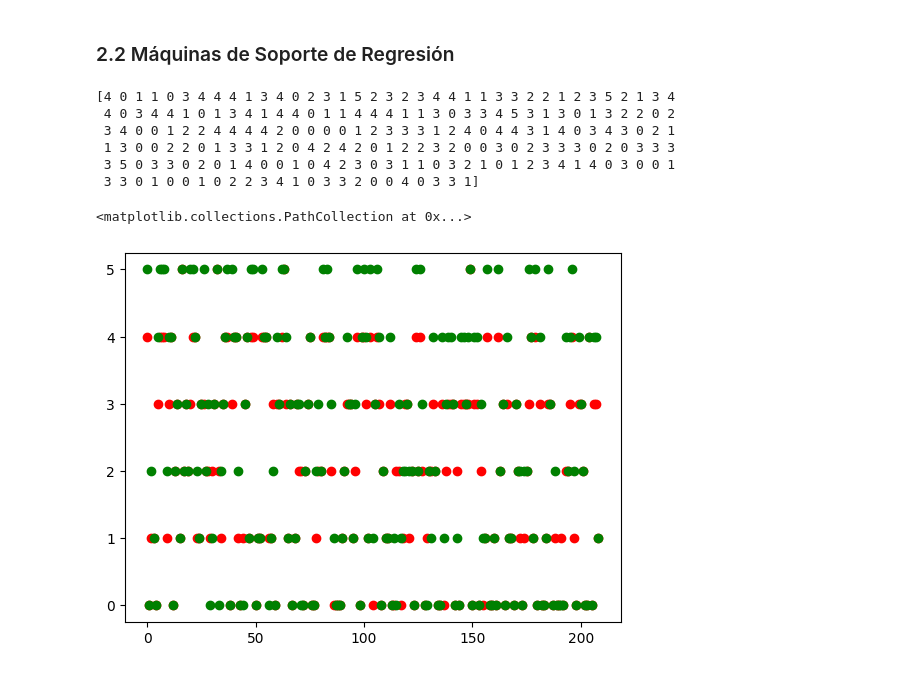
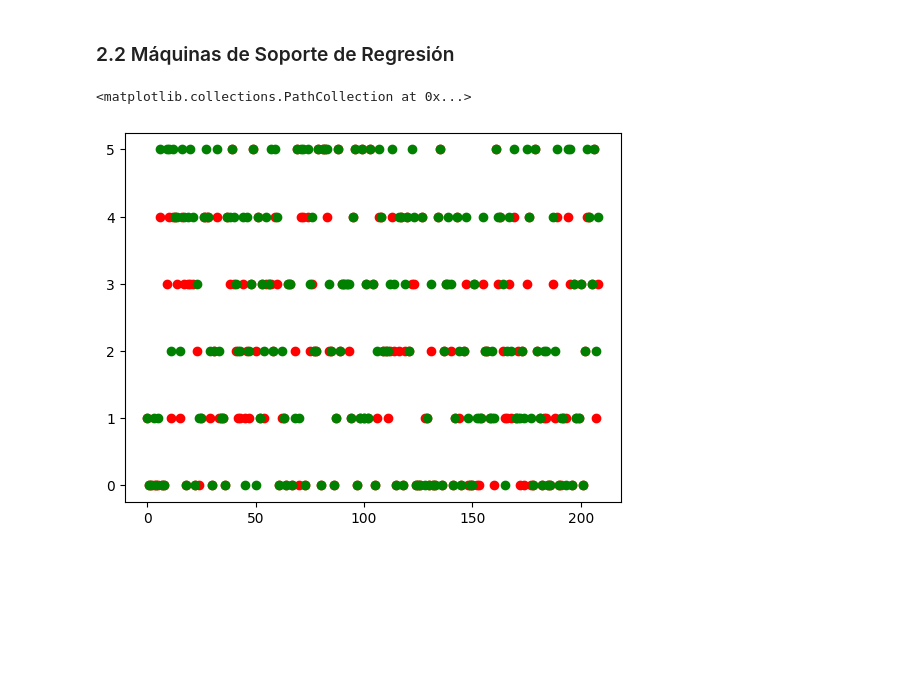
Before and after one commit to Fercho524/MexicanTextilClassification, a Jupyter notebook: Proyecto_02.ipynb, the cells around one changed output. Cells and saved outputs as stored; diff of their text form; code cells hidden in the pictures; blank space fills up the shorter version.

```diff
--- a/Proyecto_02.ipynb
+++ b/Proyecto_02.ipynb
@@ -62,7 +81,7 @@ ypred_rndfrst = np.int32(ypred_rndfrst)
 print(ypred_rndfrst)
 
 # Visualización
-ln = np.arange(0,len(ytest))
-plt.scatter(ln,ypred_rndfrst,c="r")
-plt.scatter(ln,ytest,c="g")
+xgrid = np.arange(0,len(ytest))
+plt.scatter(xgrid,ypred_rndfrst,c="r")
+plt.scatter(xgrid,ytest,c="g")
 # %% [output]
@@ -79,24 +98,17 @@ plt.scatter(ln,ytest,c="g")
 # %%
 from sklearn.svm import SVR
 
 # Entrenamiento
 svr_regressor = SVR(kernel="rbf")
 svr_regressor.fit(xtrain,ytrain)
 
 # Predicción
 y_predsvr = svr_regressor.predict(xtest)
 y_predsvr = np.int32(y_predsvr)
-print(y_predsvr)
 
 # Resultados
-plt.scatter(ln,y_predsvr,c="r")
-plt.scatter(ln,ytest,c="g")
+plt.scatter(xgrid,y_predsvr,c="r")
+plt.scatter(xgrid,ytest,c="g")
 # %% [output]
-[4 0 1 1 0 3 4 4 4 1 3 4 0 2 3 1 5 2 3 2 3 4 4 1 1 3 3 2 2 1 2 3 5 2 1 3 4
- 4 0 3 4 4 1 0 1 3 4 1 4 4 0 1 1 4 4 4 1 1 3 0 3 3 4 5 3 1 3 0 1 3 2 2 0 2
- 3 4 0 0 1 2 2 4 4 4 4 2 0 0 0 0 1 2 3 3 3 1 2 4 0 4 4 3 1 4 0 3 4 3 0 2 1
- 1 3 0 0 2 2 0 1 3 3 1 2 0 4 2 4 2 0 1 2 2 3 2 0 0 3 0 2 3 3 3 0 2 0 3 3 3
- 3 5 0 3 3 0 2 0 1 4 0 0 1 0 4 2 3 0 3 1 1 0 3 2 1 0 1 2 3 4 1 4 0 3 0 0 1
- 3 3 0 1 0 0 1 0 2 2 3 4 1 0 3 3 2 0 0 4 0 3 3 1]
+<matplotlib.collections.PathCollection at 0x...>
-<matplotlib.collections.PathCollection at 0x...>
-[figure, old version]
+[figure, new version]
```
Also changed, not shown: parts of 4 cells of this notebook, 24 other files.
